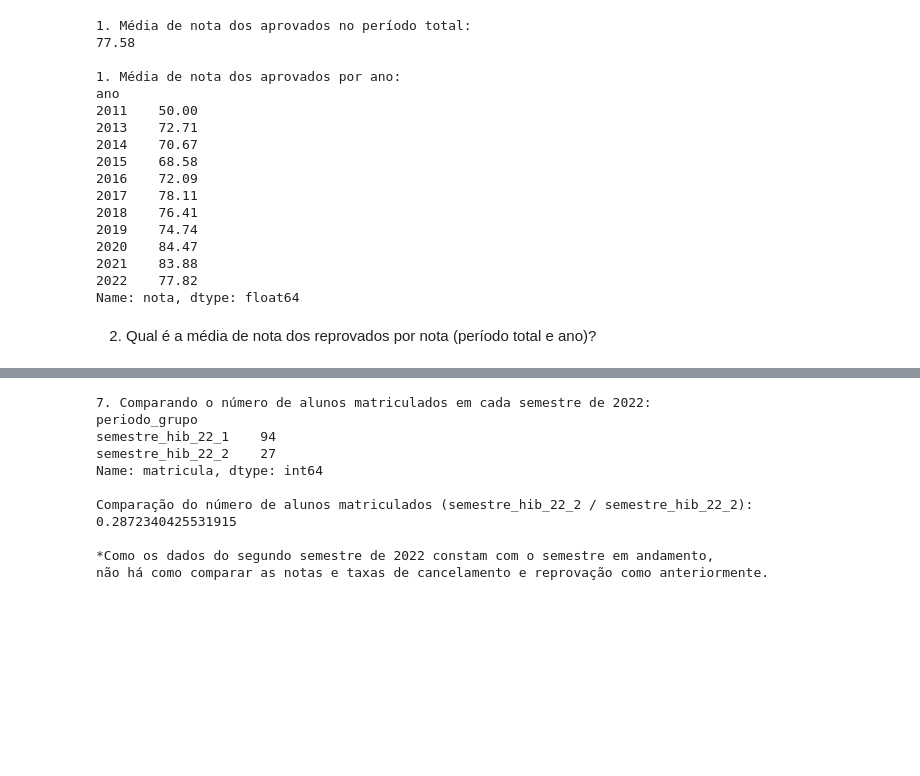
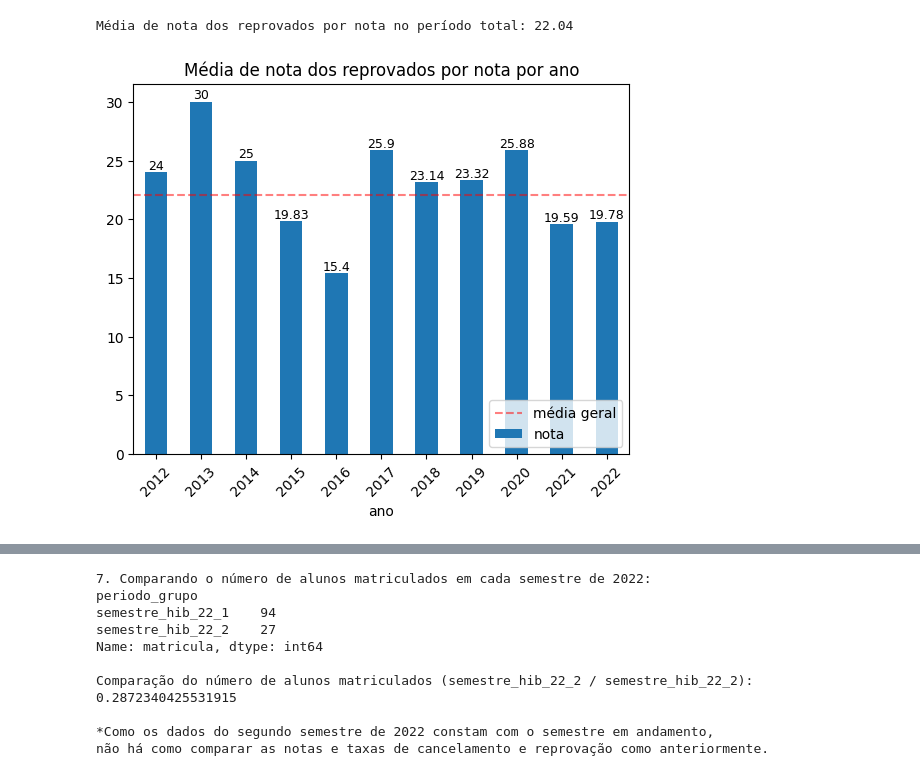
Before and after one commit to gab-berger/dsbd-pos, a Jupyter notebook: linguagem_programacao/python/trabalho1_analise_final.ipynb, the cells around one changed output, grey strips where cells are left out. Saved outputs shown, nothing was run; the diff lists cells and outputs as text; code cells hidden in the pictures; blank space fills up the shorter version.

```diff
--- a/linguagem_programacao/python/trabalho1_analise_final.ipynb
+++ b/linguagem_programacao/python/trabalho1_analise_final.ipynb
@@ -50,27 +74,10 @@ Estes não cursaram efetivamente a matéria com a turma e suas notas estarem zer
 # %%
-r11 = aprovados['nota'].mean().round(2)
-print('\n1. Média de nota dos aprovados no período total:')
-print(r11)
-r12 = aprovados.groupby('ano')['nota'].mean().round(2)
-print('\n1. Média de nota dos aprovados por ano: ')
-print(r12)
+# 2. Qual é a média de nota dos reprovados por nota?
+r21 = rep_nota['nota'].mean().round(2)
+print('Média de nota dos reprovados por nota no período total:',end=' ')
+print(r21)
+r22 = rep_nota.groupby('ano')['nota'].mean().round(2)
+gen_bar_graph(r22,r21,'Média de nota dos reprovados por nota por ano')
 # %% [output]
-1. Média de nota dos aprovados no período total:
-77.58
-
-1. Média de nota dos aprovados por ano:
-ano
-2011    50.00
-2013    72.71
-2014    70.67
-2015    68.58
-2016    72.09
-2017    78.11
-2018    76.41
-2019    74.74
-2020    84.47
-2021    83.88
-2022    77.82
-Name: nota, dtype: float64
+Média de nota dos reprovados por nota no período total: 22.04
+[figure, added]
-# %% [markdown]
-2. Qual é a média de nota dos reprovados por nota (período total e ano)?
```
Also changed, not shown: parts of 12 cells of this notebook.
